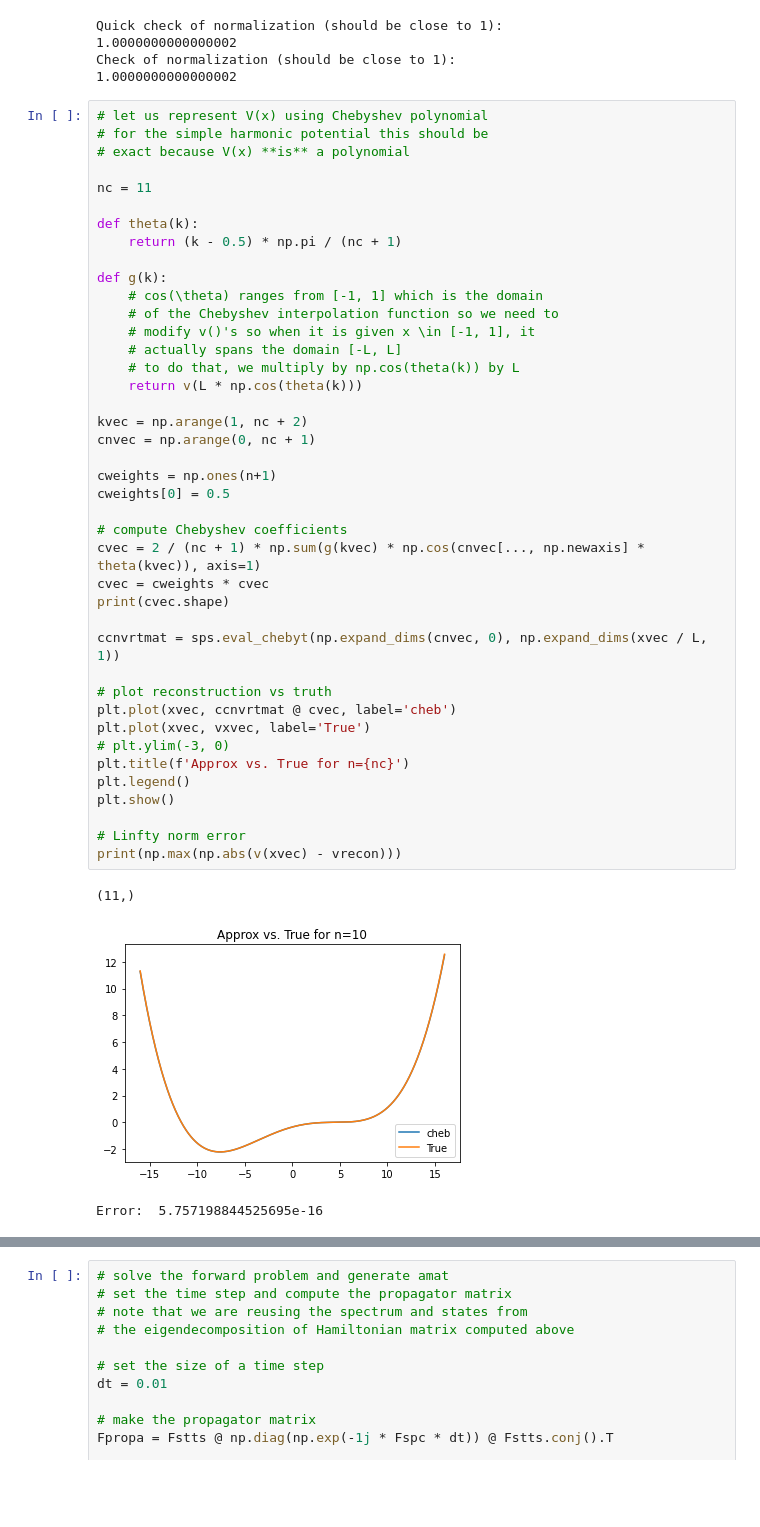
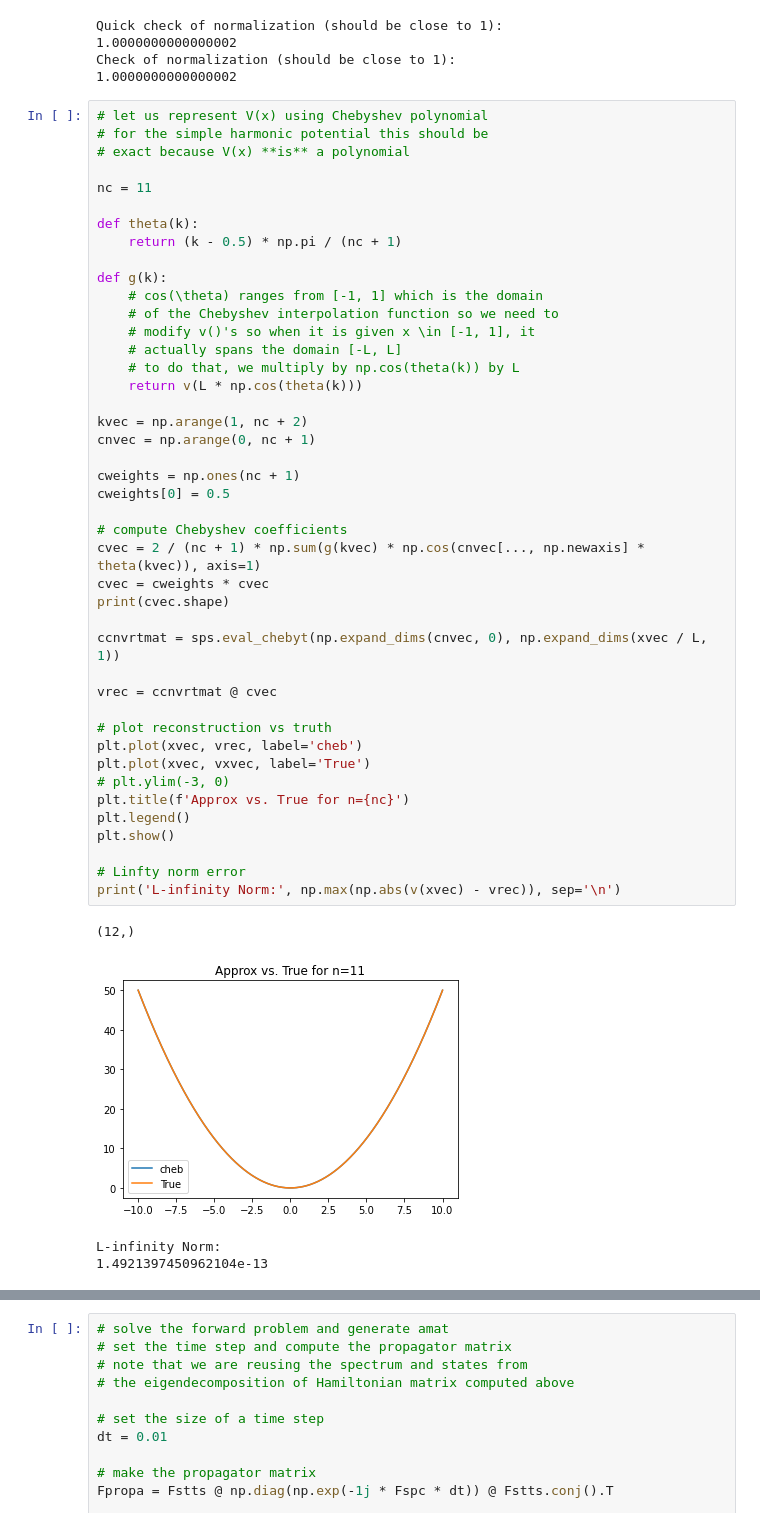
Before and after one commit to kbcollins/tdse, a Jupyter notebook: chebyshev/forward-tdse-cheb.ipynb, the cells around one changed output, grey strips where cells are left out. Saved outputs shown, nothing was run; the diff lists cells and outputs as text; blank space fills up the shorter version.

```diff
--- a/chebyshev/forward-tdse-cheb.ipynb
+++ b/chebyshev/forward-tdse-cheb.ipynb
@@ -163,36 +163,39 @@ def theta(k):
 
 def g(k):
     # cos(\theta) ranges from [-1, 1] which is the domain
     # of the Chebyshev interpolation function so we need to
     # modify v()'s so when it is given x \in [-1, 1], it
     # actually spans the domain [-L, L]
     # to do that, we multiply by np.cos(theta(k)) by L
     return v(L * np.cos(theta(k)))
 
 kvec = np.arange(1, nc + 2)
 cnvec = np.arange(0, nc + 1)
 
-cweights = np.ones(n+1)
+cweights = np.ones(nc + 1)
 cweights[0] = 0.5
 
 # compute Chebyshev coefficients
 cvec = 2 / (nc + 1) * np.sum(g(kvec) * np.cos(cnvec[..., np.newaxis] * theta(kvec)), axis=1)
 cvec = cweights * cvec
 print(cvec.shape)
 
 ccnvrtmat = sps.eval_chebyt(np.expand_dims(cnvec, 0), np.expand_dims(xvec / L, 1))
 
+vrec = ccnvrtmat @ cvec
+
 # plot reconstruction vs truth
-plt.plot(xvec, ccnvrtmat @ cvec, label='cheb')
+plt.plot(xvec, vrec, label='cheb')
 plt.plot(xvec, vxvec, label='True')
 # plt.ylim(-3, 0)
 plt.title(f'Approx vs. True for n={nc}')
 plt.legend()
 plt.show()
 
 # Linfty norm error
-print(np.max(np.abs(v(xvec) - vrecon)))
+print('L-infinity Norm:', np.max(np.abs(v(xvec) - vrec)), sep='\n')
 # %% [output]
-(11,)
+(12,)
-[figure, old version]
+[figure, new version]
-Error:  5.757198844525695e-16
+L-infinity Norm:
+1.4921397450962104e-13
```
Also changed, not shown: parts of 1 cell of this notebook.
